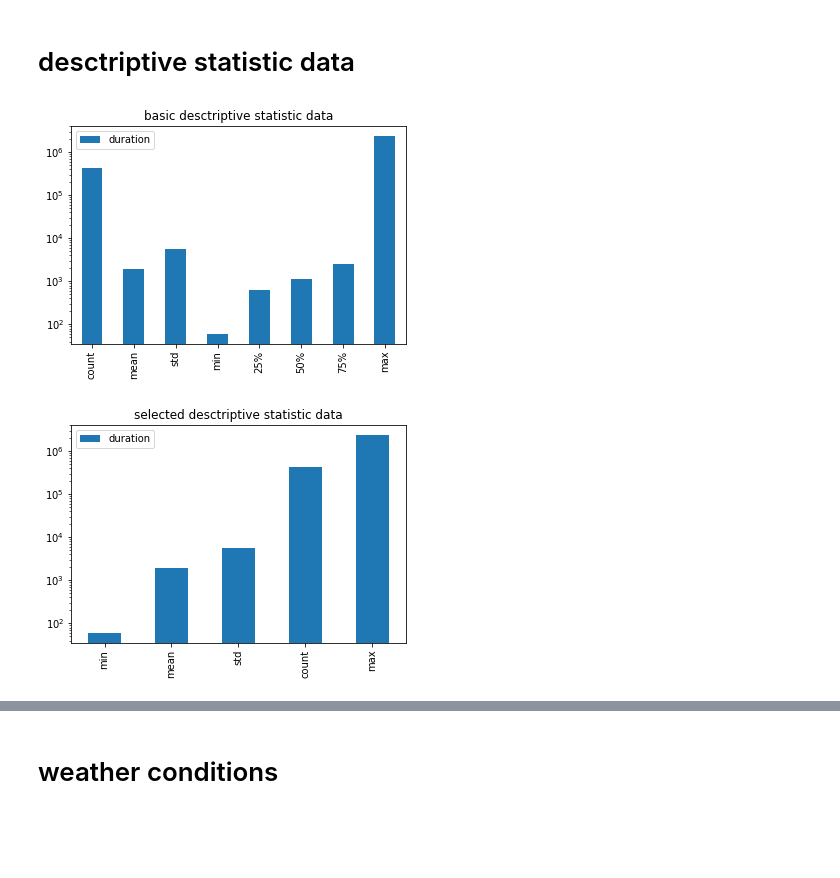
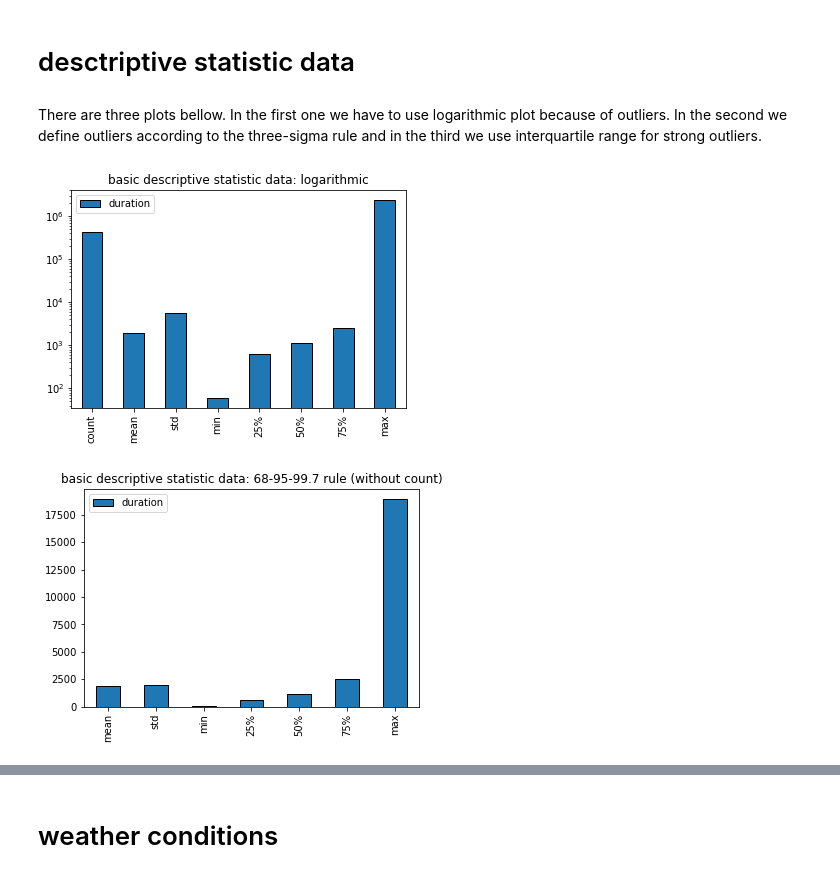
Before and after one commit to carlos108108/Just_Eat_Cycles_project, a Jupyter notebook: Edinburgh.ipynb, the cells around one changed output, grey strips where cells are left out. Saved outputs shown, nothing was run; the diff lists cells and outputs as text; code cells hidden in the pictures; blank space fills up the shorter version.

```diff
--- a/Edinburgh.ipynb
+++ b/Edinburgh.ipynb
@@ -106,13 +118,15 @@ e_bikes_df.set_index('datetime', inplace=True)
 final_df = e_bikes_df.join(e_weather_df)
 # %% [markdown]
 # desctriptive statistic data
+# %% [markdown]
+There are three plots bellow. In the first one we have to use logarithmic plot because of outliers. In the second we define outliers according to the three-sigma rule and in the third we use interquartile range for strong outliers.
 # %%
 (e_bikes_df.duration.describe()
- .plot(kind='bar', logy=True, legend=True, title='basic desctriptive statistic data'));
+ .plot(kind='bar', edgecolor='k', logy=True, legend=True, title='basic descriptive statistic data: logarithmic'));
 # %% [output]
-[figure, old version]
+[figure, new version]
 # %%
-(e_bikes_df.duration.describe()[['min', 'mean', 'std', 'count', 'max']]
-.plot(kind='bar', logy=True, legend=True, title='selected desctriptive statistic data'));
+(e_bikes_df[e_bikes_df['duration'] < 18917].duration.describe()[['mean', 'std', 'min', '25%', '50%', '75%', 'max']]
+ .plot(kind='bar', edgecolor='k', legend=True, title='basic descriptive statistic data: 68-95-99.7 rule (without count)'));
 # %% [output]
-[figure, old version]
+[figure, new version]
```
Also changed, not shown: parts of 29 cells of this notebook.
